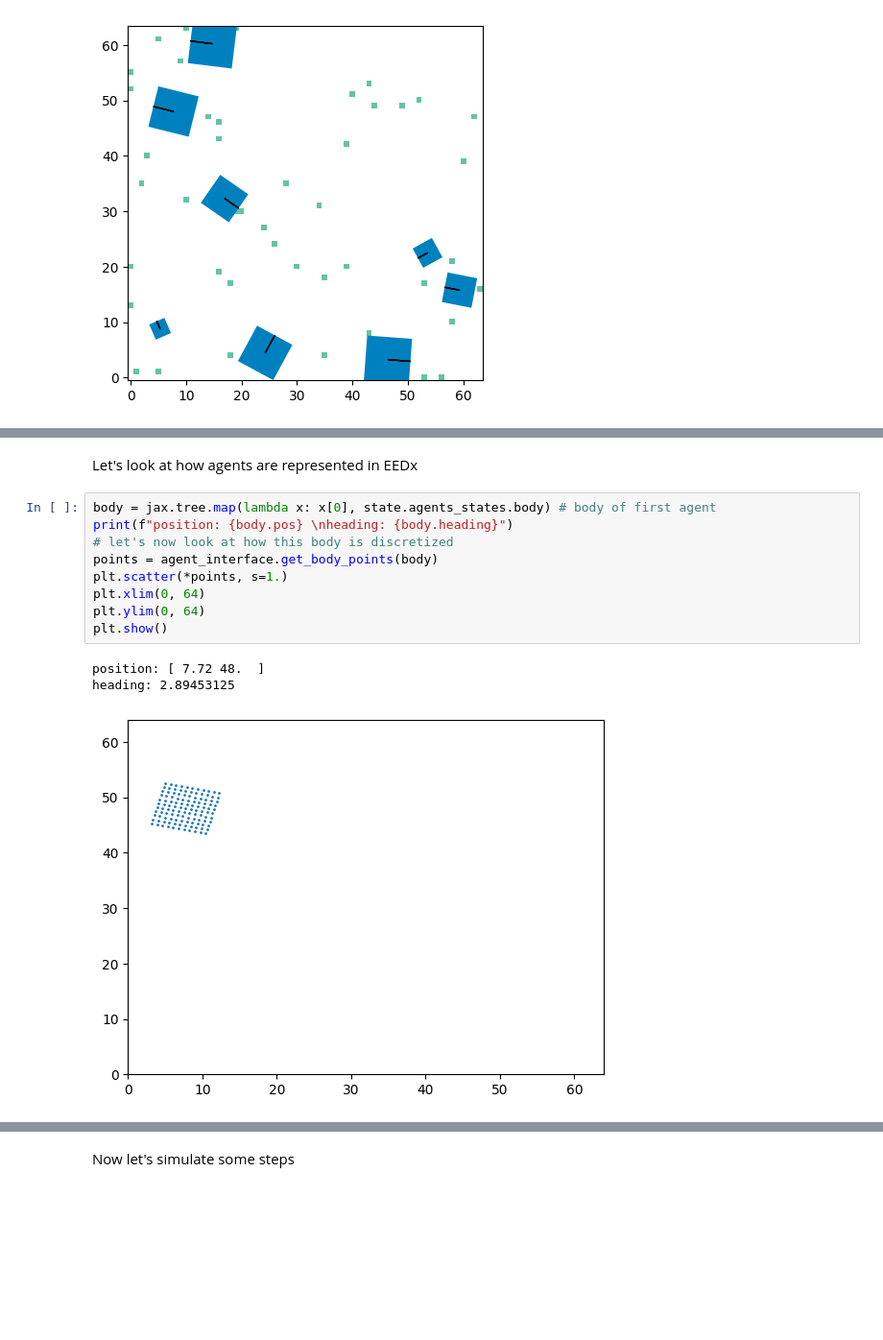
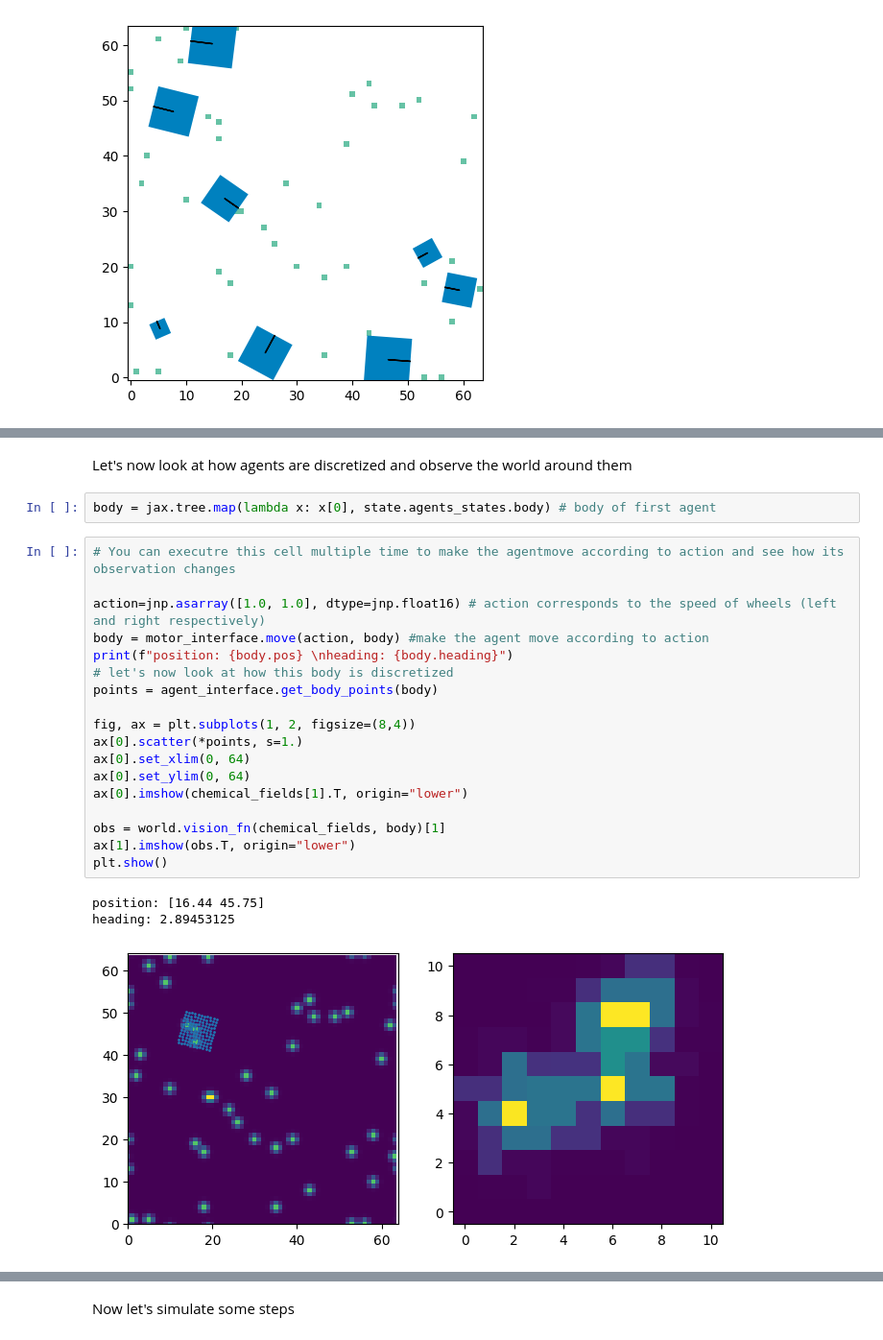
Before and after one commit to erwanplantec/ecoevodevox, a Jupyter notebook: notebooks/demo.ipynb, the cells around one changed output, grey strips where cells are left out. Shown at 96% size. Cells and saved outputs as stored; diff of their text form; blank space fills up the shorter version.

```diff
--- a/notebooks/demo.ipynb
+++ b/notebooks/demo.ipynb
@@ -220,15 +230,26 @@ plt.show()
 # %% [markdown]
-Let's look at how agents are represented in EEDx
+Let's now look at how agents are discretized and observe the world around them
+# %%
+body = jax.tree.map(lambda x: x[0], state.agents_states.body) # body of first agent
 # %%
-body = jax.tree.map(lambda x: x[0], state.agents_states.body) # body of first agent
+# You can executre this cell multiple time to make the agentmove according to action and see how its observation changes
+
+action=jnp.asarray([1.0, 1.0], dtype=jnp.float16) # action corresponds to the speed of wheels (left and right respectively)
+body = motor_interface.move(action, body) #make the agent move according to action
 print(f"position: {body.pos} \nheading: {body.heading}")
 # let's now look at how this body is discretized
 points = agent_interface.get_body_points(body)
-plt.scatter(*points, s=1.)
-plt.xlim(0, 64)
-plt.ylim(0, 64)
+
+fig, ax = plt.subplots(1, 2, figsize=(8,4))
+ax[0].scatter(*points, s=1.)
+ax[0].set_xlim(0, 64)
+ax[0].set_ylim(0, 64)
+ax[0].imshow(chemical_fields[1].T, origin="lower")
+
+obs = world.vision_fn(chemical_fields, body)[1]
+ax[1].imshow(obs.T, origin="lower")
 plt.show()
 # %% [output]
-position: [ 7.72 48.  ]
+position: [16.44 45.75]
 heading: 2.89453125
-[figure, old version]
+[figure, new version]
```
Also changed, not shown: parts of 6 cells of this notebook, 5 other files.
